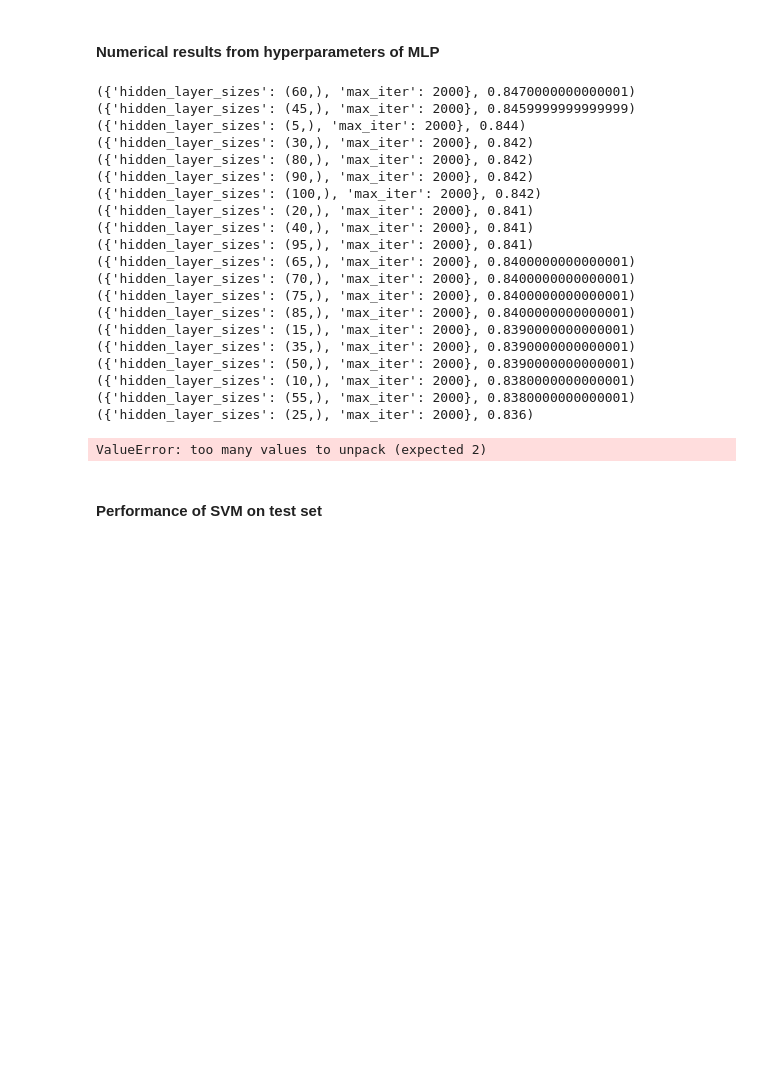
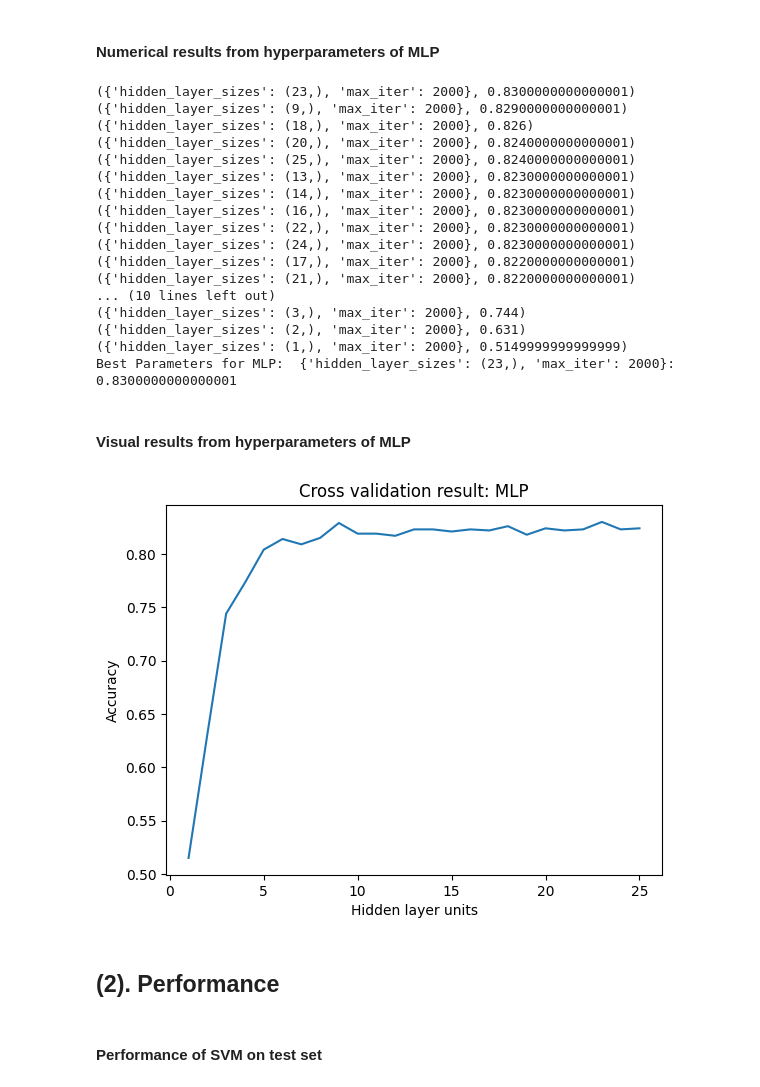
Before and after one commit to PdAlbedo/CS6140_Machine_Learning, a Jupyter notebook: A2/CS6140_Assign_2_F22_Q1_SVM_MLP.ipynb, the cells around one changed output. Cells and saved outputs as stored; diff of their text form; code cells hidden in the pictures; blank space fills up the shorter version.

```diff
--- a/A2/CS6140_Assign_2_F22_Q1_SVM_MLP.ipynb
+++ b/A2/CS6140_Assign_2_F22_Q1_SVM_MLP.ipynb
@@ -188,28 +193,48 @@ d7_C, d7_gamma, d7_score = get_degree_gamma(7)
 # %% [markdown]
 #### Numerical results from hyperparameters of MLP
 # %%
-best_params_mlp, best_score_mlp = mlp_param_selection(x_train, y_train, 10)
+best_params_mlp, best_score_mlp, params_mlp = mlp_param_selection(x_train, y_train, 10)
 print('Best Parameters for MLP: ', best_params_mlp, end = '')
 print(': ', best_score_mlp)
 # %% [output]
-({'hidden_layer_sizes': (60,), 'max_iter': 2000}, 0.8470000000000001)
-({'hidden_layer_sizes': (45,), 'max_iter': 2000}, 0.8459999999999999)
-({'hidden_layer_sizes': (5,), 'max_iter': 2000}, 0.844)
-({'hidden_layer_sizes': (30,), 'max_iter': 2000}, 0.842)
-({'hidden_layer_sizes': (80,), 'max_iter': 2000}, 0.842)
-({'hidden_layer_sizes': (90,), 'max_iter': 2000}, 0.842)
-({'hidden_layer_sizes': (100,), 'max_iter': 2000}, 0.842)
-({'hidden_layer_sizes': (20,), 'max_iter': 2000}, 0.841)
-({'hidden_layer_sizes': (40,), 'max_iter': 2000}, 0.841)
-({'hidden_layer_sizes': (95,), 'max_iter': 2000}, 0.841)
-({'hidden_layer_sizes': (65,), 'max_iter': 2000}, 0.8400000000000001)
-({'hidden_layer_sizes': (70,), 'max_iter': 2000}, 0.8400000000000001)
-({'hidden_layer_sizes': (75,), 'max_iter': 2000}, 0.8400000000000001)
-({'hidden_layer_sizes': (85,), 'max_iter': 2000}, 0.8400000000000001)
-({'hidden_layer_sizes': (15,), 'max_iter': 2000}, 0.8390000000000001)
-({'hidden_layer_sizes': (35,), 'max_iter': 2000}, 0.8390000000000001)
-({'hidden_layer_sizes': (50,), 'max_iter': 2000}, 0.8390000000000001)
-({'hidden_layer_sizes': (10,), 'max_iter': 2000}, 0.8380000000000001)
-({'hidden_layer_sizes': (55,), 'max_iter': 2000}, 0.8380000000000001)
-({'hidden_layer_sizes': (25,), 'max_iter': 2000}, 0.836)
+({'hidden_layer_sizes': (23,), 'max_iter': 2000}, 0.8300000000000001)
+({'hidden_layer_sizes': (9,), 'max_iter': 2000}, 0.8290000000000001)
+({'hidden_layer_sizes': (18,), 'max_iter': 2000}, 0.826)
+({'hidden_layer_sizes': (20,), 'max_iter': 2000}, 0.8240000000000001)
+({'hidden_layer_sizes': (25,), 'max_iter': 2000}, 0.8240000000000001)
+({'hidden_layer_sizes': (13,), 'max_iter': 2000}, 0.8230000000000001)
+({'hidden_layer_sizes': (14,), 'max_iter': 2000}, 0.8230000000000001)
+({'hidden_layer_sizes': (16,), 'max_iter': 2000}, 0.8230000000000001)
+({'hidden_layer_sizes': (22,), 'max_iter': 2000}, 0.8230000000000001)
+({'hidden_layer_sizes': (24,), 'max_iter': 2000}, 0.8230000000000001)
+({'hidden_layer_sizes': (17,), 'max_iter': 2000}, 0.8220000000000001)
+({'hidden_layer_sizes': (21,), 'max_iter': 2000}, 0.8220000000000001)
+... (10 lines left out)
+({'hidden_layer_sizes': (3,), 'max_iter': 2000}, 0.744)
+({'hidden_layer_sizes': (2,), 'max_iter': 2000}, 0.631)
+({'hidden_layer_sizes': (1,), 'max_iter': 2000}, 0.5149999999999999)
+Best Parameters for MLP:  {'hidden_layer_sizes': (23,), 'max_iter': 2000}:  0.8300000000000001
-ValueError: too many values to unpack (expected 2)
+# %% [markdown]
+#### Visual results from hyperparameters of MLP
+# %%
+def get_hidden_units():
+    units = []
+    acc = []
+    for param, a in params_mlp:
+        units.append(param['hidden_layer_sizes'][0])
+        acc.append(a)
+
+    return np.array(units), np.array(acc)
+
+mlp_units, mlp_acc = get_hidden_units()
+# %%
+fig3 = plt.figure()
+plt.plot(mlp_units, mlp_acc)
+plt.title('Cross validation result: MLP')
+plt.xlabel('Hidden layer units')
+plt.ylabel('Accuracy')
+fig3.show()
+# %% [output]
+[figure, added]
+# %% [markdown]
+## (2). Performance
```
Also changed, not shown: parts of 14 cells of this notebook.
